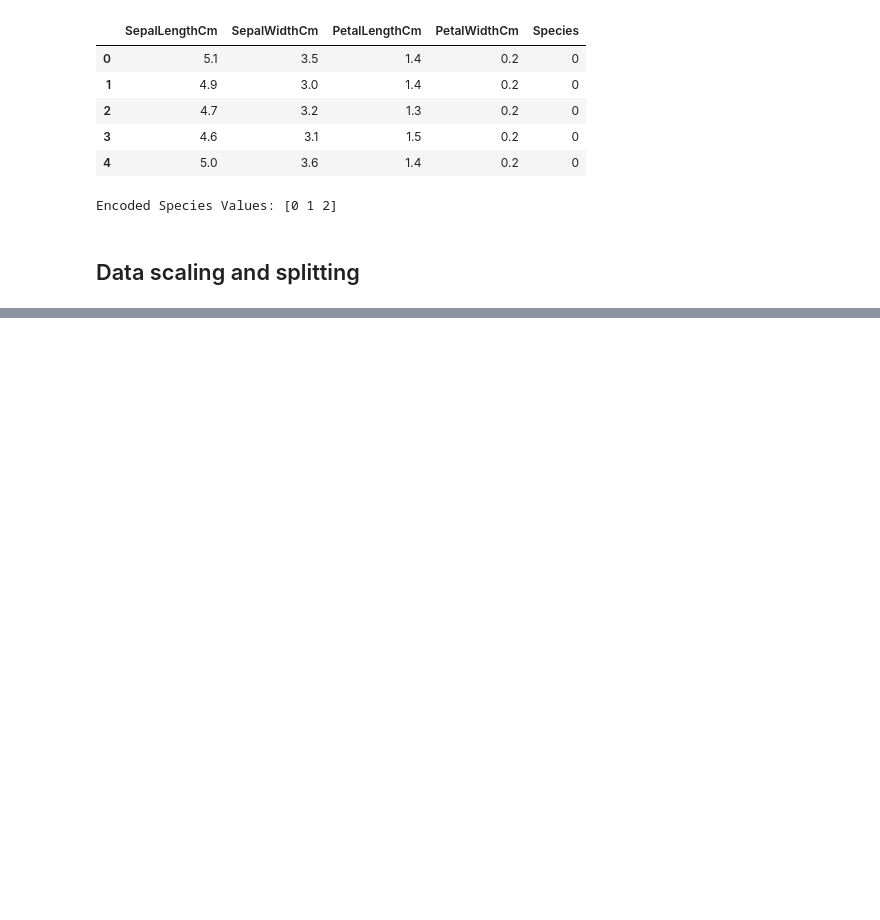
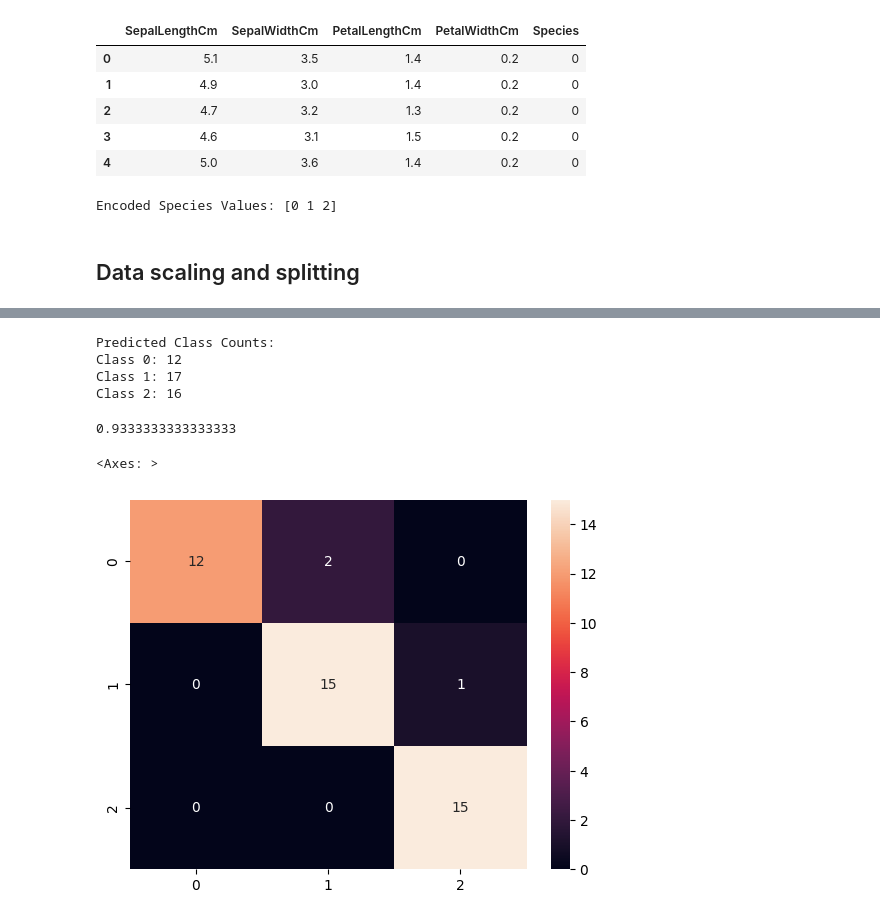
Before and after one commit to HiYasin/flower_species_classification, a Jupyter notebook: flower_species_classification.ipynb, the cells around one changed output, grey strips where cells are left out. Cells and saved outputs as stored; diff of their text form; code cells hidden in the pictures; blank space fills up the shorter version.

```diff
--- a/flower_species_classification.ipynb
+++ b/flower_species_classification.ipynb
@@ -159,0 +243,5 @@ x_train,x_test,y_train,y_test=train_test_split(x,y, test_size=0.3)
+# %%
+import tensorflow as tf
+bm = tf.keras.models.load_model('iris_flower.keras') # highest accuracy value
+# %%
+y_pred = bm.predict(x_test)
@@ -159,0 +270,21 @@ x_train,x_test,y_train,y_test=train_test_split(x,y, test_size=0.3)
+# %%
+y_pred_n = np.argmax(y_pred, axis=1).astype('int')
+# %%
+unique_elements, counts = np.unique(y_pred_n, return_counts=True)
+print("Predicted Class Counts:")
+for element, count in zip(unique_elements, counts):
+    print(f"Class {element}: {count}")
+# %% [output]
+Predicted Class Counts:
+Class 0: 12
+Class 1: 17
+Class 2: 16
+# %%
+accuracy_score(y_test, y_pred_n)
+# %% [output]
+0.9333333333333333
+# %%
+sns.heatmap(confusion_matrix(y_test, y_pred_n), annot=True, fmt='g')
+# %% [output]
+<Axes: >
+[figure, added]
```
Also changed, not shown: parts of 12 cells of this notebook.
